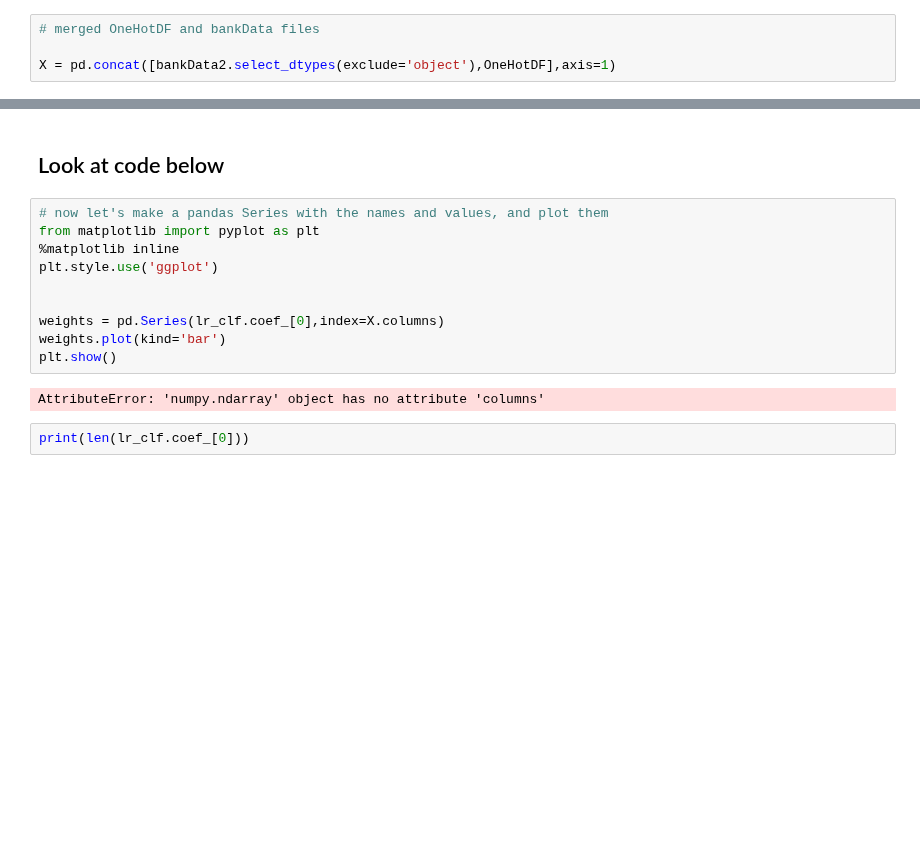
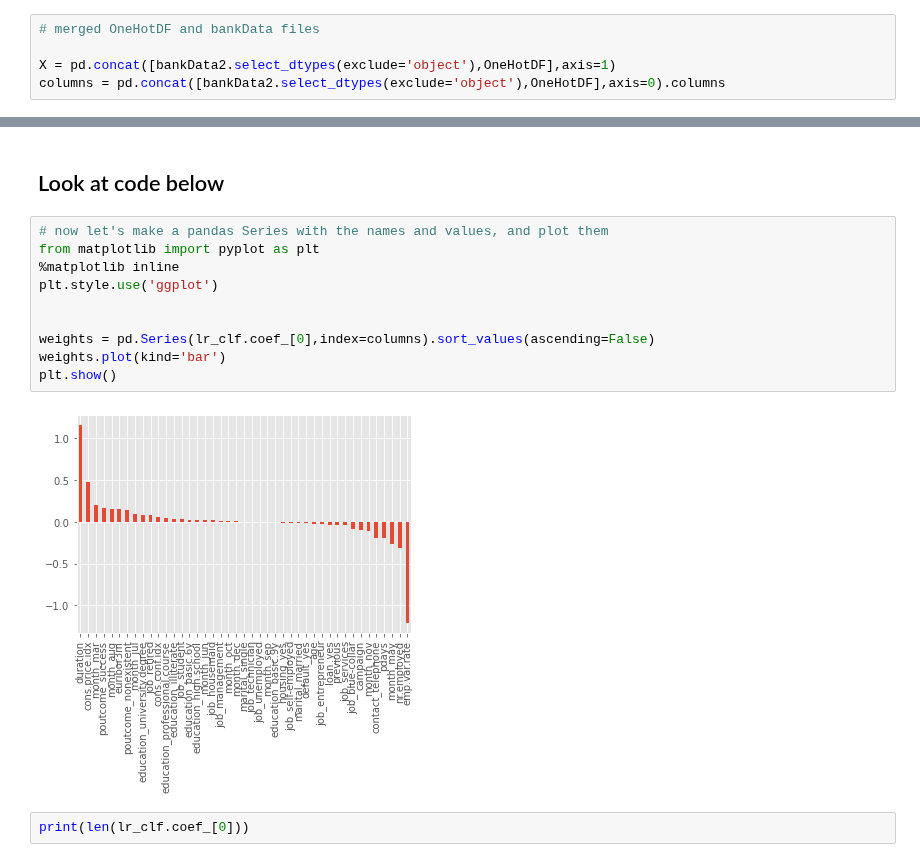
Before and after one commit to ChadKwong/DDSMachineLearning1, a Jupyter notebook: Mini Lab/Mini Lab.ipynb, the cells around one changed output, grey strips where cells are left out. Drawn from its saved outputs; the diff is of its cells as text; blank space fills up the shorter version.

```diff
--- a/Mini Lab/Mini Lab.ipynb
+++ b/Mini Lab/Mini Lab.ipynb
@@ -130,6 +130,7 @@ Y = bankData2.pop("y")
 # merged OneHotDF and bankData files
 
 X = pd.concat([bankData2.select_dtypes(exclude='object'),OneHotDF],axis=1)
+columns = pd.concat([bankData2.select_dtypes(exclude='object'),OneHotDF],axis=0).columns
 # %%
 #separating input data into two parts X (features) and Y (target)
 # features = ['age', 'duration', 'campaign', 'pdays', 'previous', 'emp.var.rate',
@@ -357,15 +358,15 @@ job has weight of 1.1548816933506276
 # %%
 # now let's make a pandas Series with the names and values, and plot them
 from matplotlib import pyplot as plt
 %matplotlib inline
 plt.style.use('ggplot')
 
 
-weights = pd.Series(lr_clf.coef_[0],index=X.columns)
+weights = pd.Series(lr_clf.coef_[0],index=columns).sort_values(ascending=False)
 weights.plot(kind='bar')
 plt.show()
 # %% [output]
-AttributeError: 'numpy.ndarray' object has no attribute 'columns'
+[figure, added]
 # %%
 print(len(lr_clf.coef_[0]))
 # %% [output]
```
